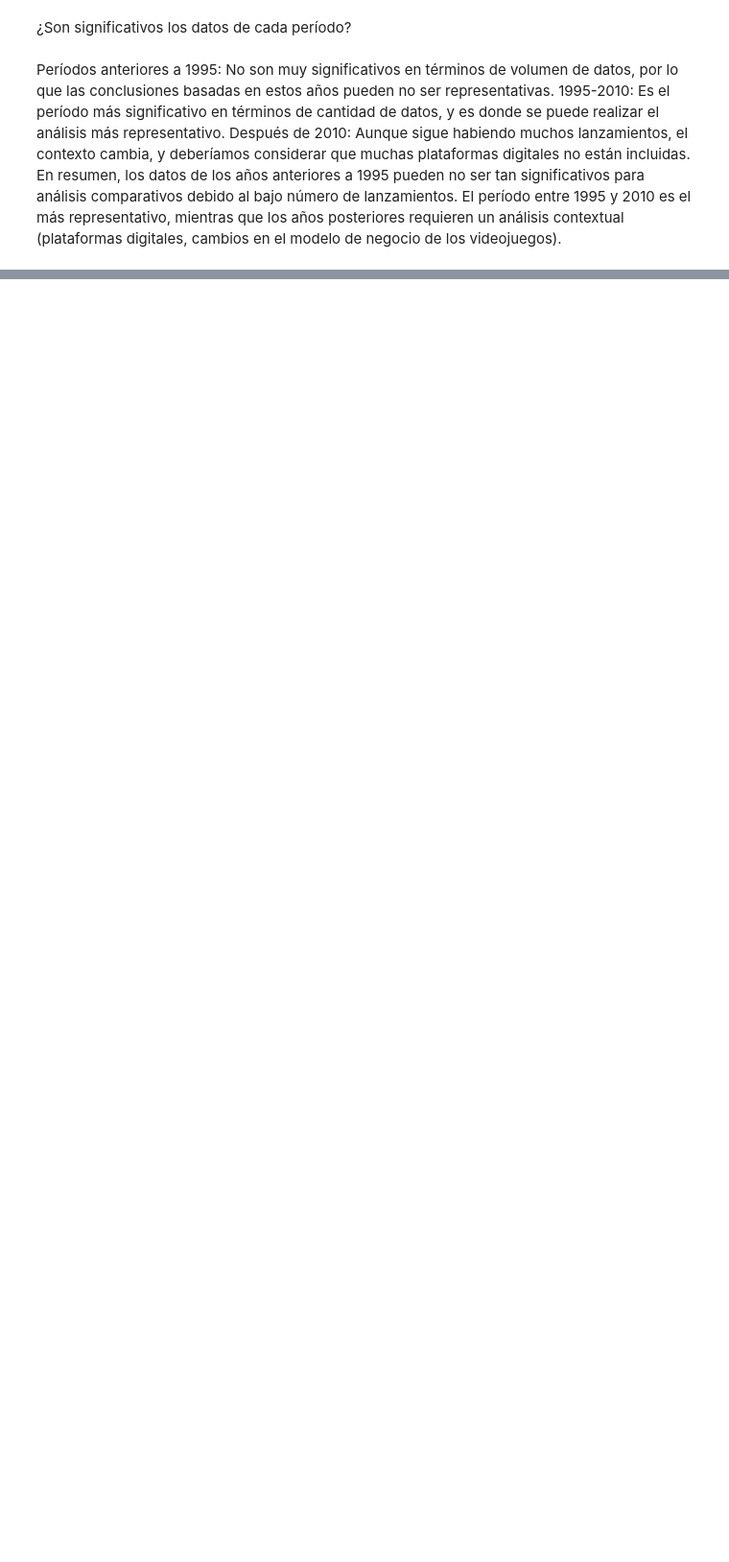
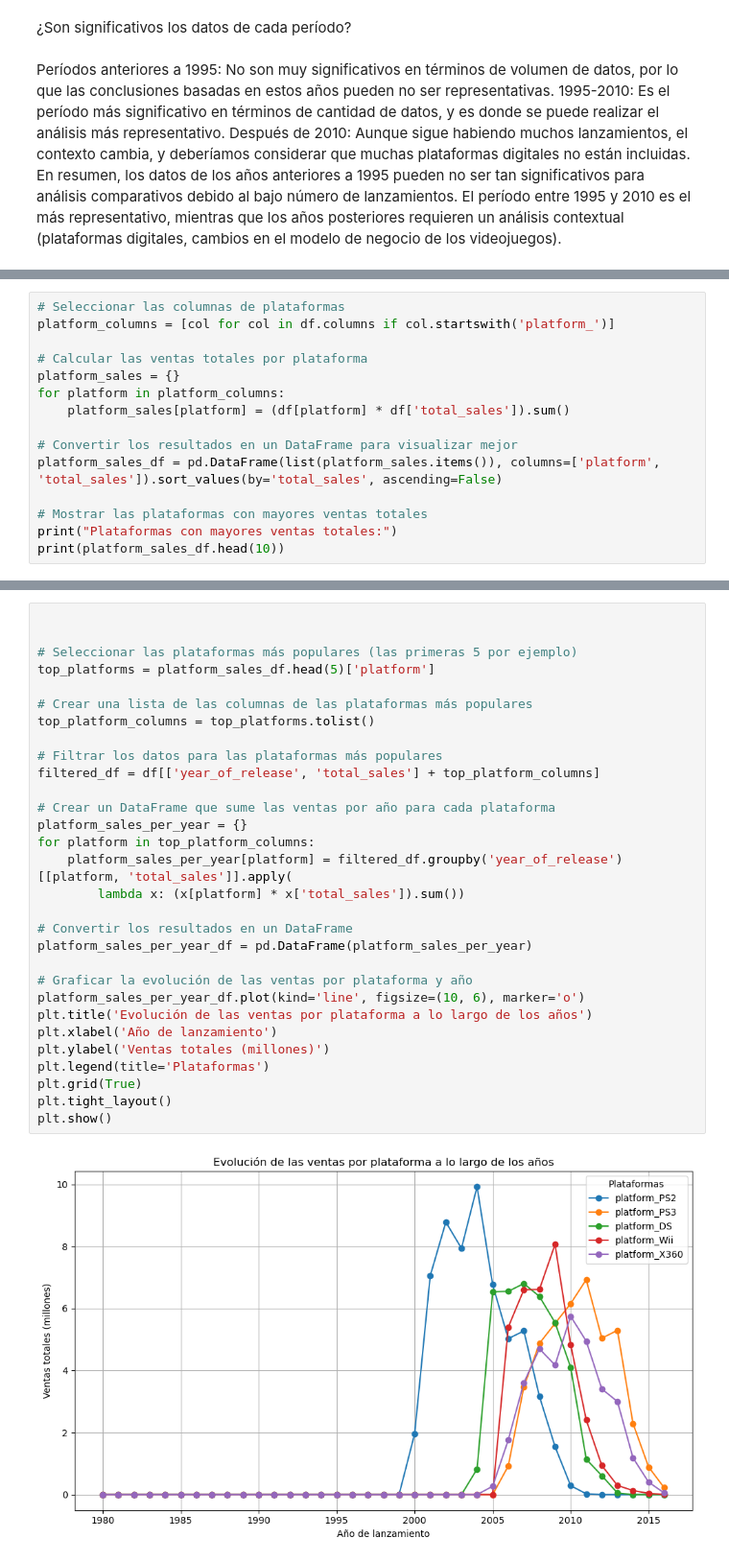
Before and after one commit to USSACKE69/videogames, a Jupyter notebook: videogames_analysis.ipynb, the cells around one changed output, grey strips where cells are left out. Shown: that part at 96% size. Cells and saved outputs as stored; diff of their text form; blank space fills up the shorter version.

Commit message:
2 Comparar la evolución de ventas por año en las plataformas mas porpulares

```diff
--- a/videogames_analysis.ipynb
+++ b/videogames_analysis.ipynb
@@ -86,0 +89,15 @@ En resumen, los datos de los años anteriores a 1995 pueden no ser tan significa
+# %%
+# Seleccionar las columnas de plataformas
+platform_columns = [col for col in df.columns if col.startswith('platform_')]
+
+# Calcular las ventas totales por plataforma
+platform_sales = {}
+for platform in platform_columns:
+    platform_sales[platform] = (df[platform] * df['total_sales']).sum()
+
+# Convertir los resultados en un DataFrame para visualizar mejor
+platform_sales_df = pd.DataFrame(list(platform_sales.items()), columns=['platform', 'total_sales']).sort_values(by='total_sales', ascending=False)
+
+# Mostrar las plataformas con mayores ventas totales
+print("Plataformas con mayores ventas totales:")
+print(platform_sales_df.head(10))
@@ -86,0 +119,32 @@ En resumen, los datos de los años anteriores a 1995 pueden no ser tan significa
+# %%
+
+
+# Seleccionar las plataformas más populares (las primeras 5 por ejemplo)
+top_platforms = platform_sales_df.head(5)['platform']
+
+# Crear una lista de las columnas de las plataformas más populares
+top_platform_columns = top_platforms.tolist()
+
+# Filtrar los datos para las plataformas más populares
+filtered_df = df[['year_of_release', 'total_sales'] + top_platform_columns]
+
+# Crear un DataFrame que sume las ventas por año para cada plataforma
+platform_sales_per_year = {}
+for platform in top_platform_columns:
+    platform_sales_per_year[platform] = filtered_df.groupby('year_of_release')[[platform, 'total_sales']].apply(
+        lambda x: (x[platform] * x['total_sales']).sum())
+
+# Convertir los resultados en un DataFrame
+platform_sales_per_year_df = pd.DataFrame(platform_sales_per_year)
+
+# Graficar la evolución de las ventas por plataforma y año
+platform_sales_per_year_df.plot(kind='line', figsize=(10, 6), marker='o')
+plt.title('Evolución de las ventas por plataforma a lo largo de los años')
+plt.xlabel('Año de lanzamiento')
+plt.ylabel('Ventas totales (millones)')
+plt.legend(title='Plataformas')
+plt.grid(True)
+plt.tight_layout()
+plt.show()
+# %% [output]
+[figure, added]
```
Also changed, not shown: parts of 8 cells of this notebook.
